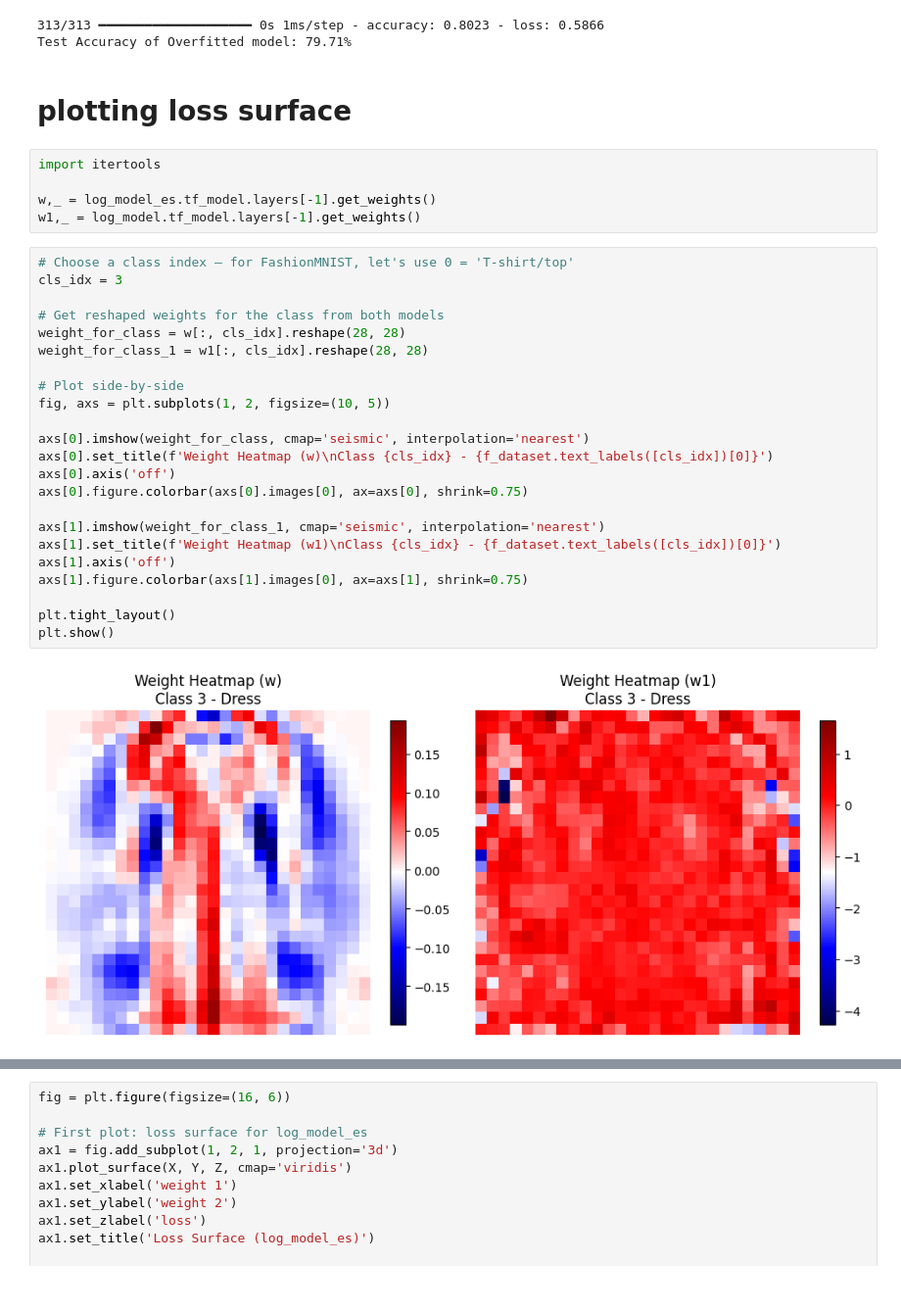
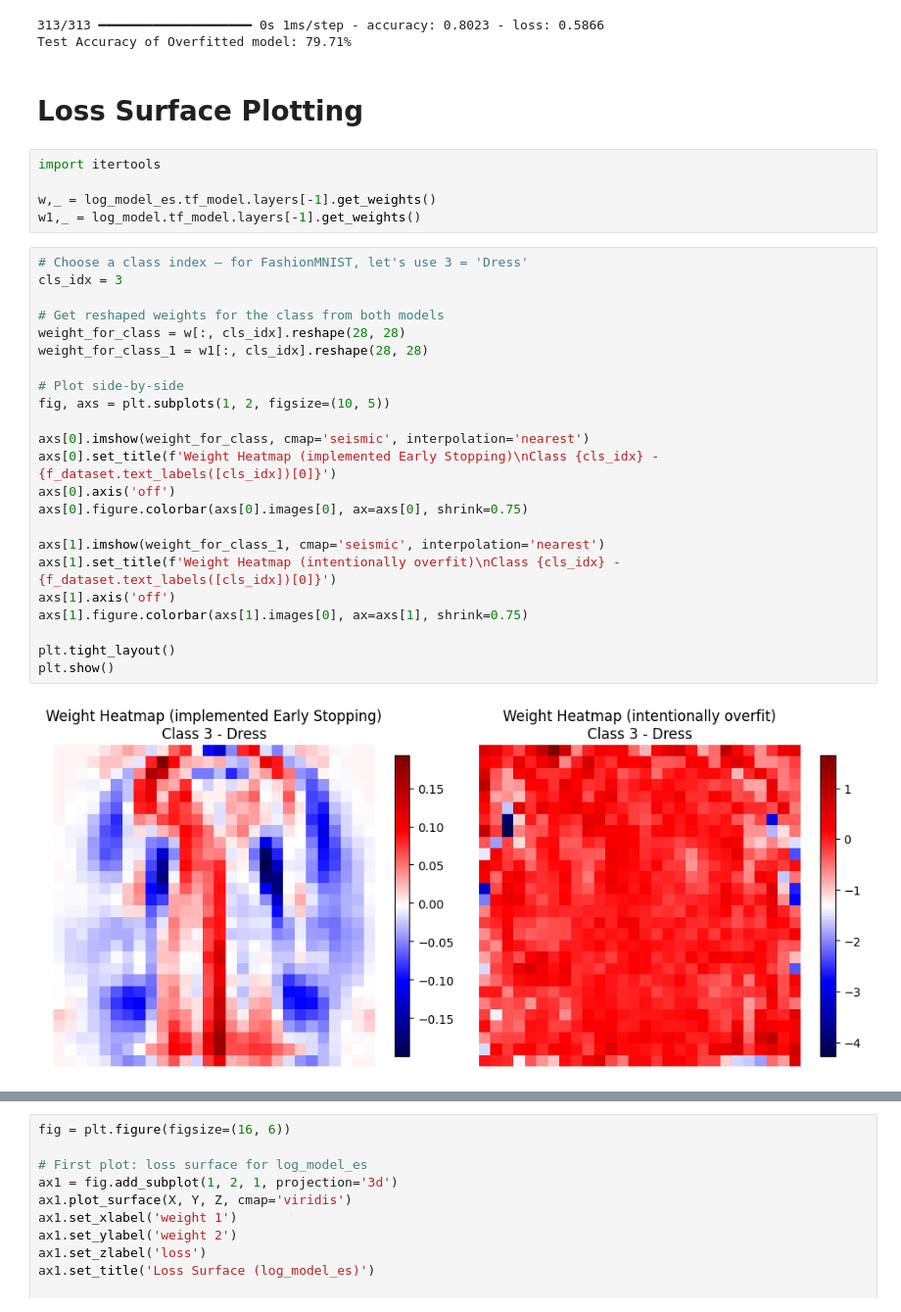
Before and after one commit to Salekin-13/intro-to-ml-basics, a Jupyter notebook: notebooks/logistic_regression_performance.ipynb, the cells around one changed output, grey strips where cells are left out. Shown at 98% size. Cells and saved outputs as stored; diff of their text form.

```diff
--- a/logistic_regression_performance.ipynb
+++ b/notebooks/logistic_regression_performance.ipynb
@@ -304,37 +302,37 @@ print(f"Test Accuracy of Overfitted model: {test_accuracy1 * 100:.2f}%")
 313/313 ━━━━━━━━━━━━━━━━━━━━ 0s 1ms/step - accuracy: 0.8023 - loss: 0.5866
 Test Accuracy of Overfitted model: 79.71%
 # %% [markdown]
-# plotting loss surface
+# Loss Surface Plotting
 # %%
 import itertools
 
 w,_ = log_model_es.tf_model.layers[-1].get_weights()
 w1,_ = log_model.tf_model.layers[-1].get_weights()
 # %%
-# Choose a class index — for FashionMNIST, let's use 0 = 'T-shirt/top'
+# Choose a class index — for FashionMNIST, let's use 3 = 'Dress'
 cls_idx = 3
 
 # Get reshaped weights for the class from both models
 weight_for_class = w[:, cls_idx].reshape(28, 28)
 weight_for_class_1 = w1[:, cls_idx].reshape(28, 28)
 
 # Plot side-by-side
 fig, axs = plt.subplots(1, 2, figsize=(10, 5))
 
 axs[0].imshow(weight_for_class, cmap='seismic', interpolation='nearest')
-axs[0].set_title(f'Weight Heatmap (w)\nClass {cls_idx} - {f_dataset.text_labels([cls_idx])[0]}')
+axs[0].set_title(f'Weight Heatmap (implemented Early Stopping)\nClass {cls_idx} - {f_dataset.text_labels([cls_idx])[0]}')
 axs[0].axis('off')
 axs[0].figure.colorbar(axs[0].images[0], ax=axs[0], shrink=0.75)
 
 axs[1].imshow(weight_for_class_1, cmap='seismic', interpolation='nearest')
-axs[1].set_title(f'Weight Heatmap (w1)\nClass {cls_idx} - {f_dataset.text_labels([cls_idx])[0]}')
+axs[1].set_title(f'Weight Heatmap (intentionally overfit)\nClass {cls_idx} - {f_dataset.text_labels([cls_idx])[0]}')
 axs[1].axis('off')
 axs[1].figure.colorbar(axs[1].images[0], ax=axs[1], shrink=0.75)
 
 plt.tight_layout()
 plt.show()
 # %% [output]
-[figure, old version]
+[figure, new version]
 # %%
 fig, axs = plt.subplots(1, 2, figsize=(12, 5))
 
```
Also changed, not shown: parts of 23 cells of this notebook, 7 other files.
